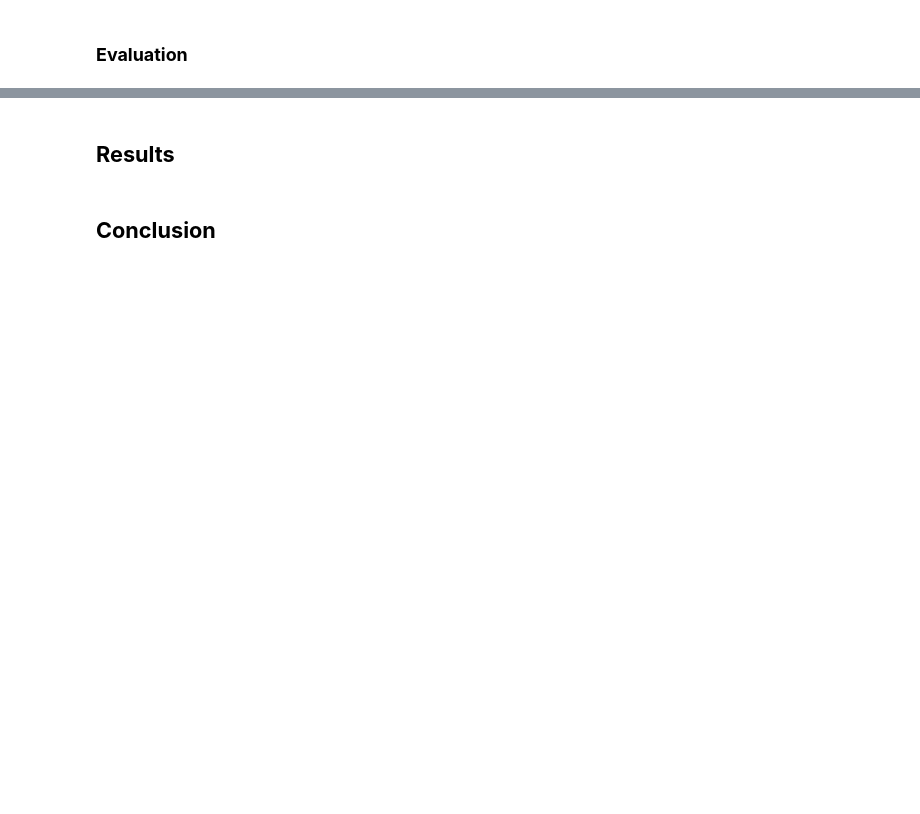
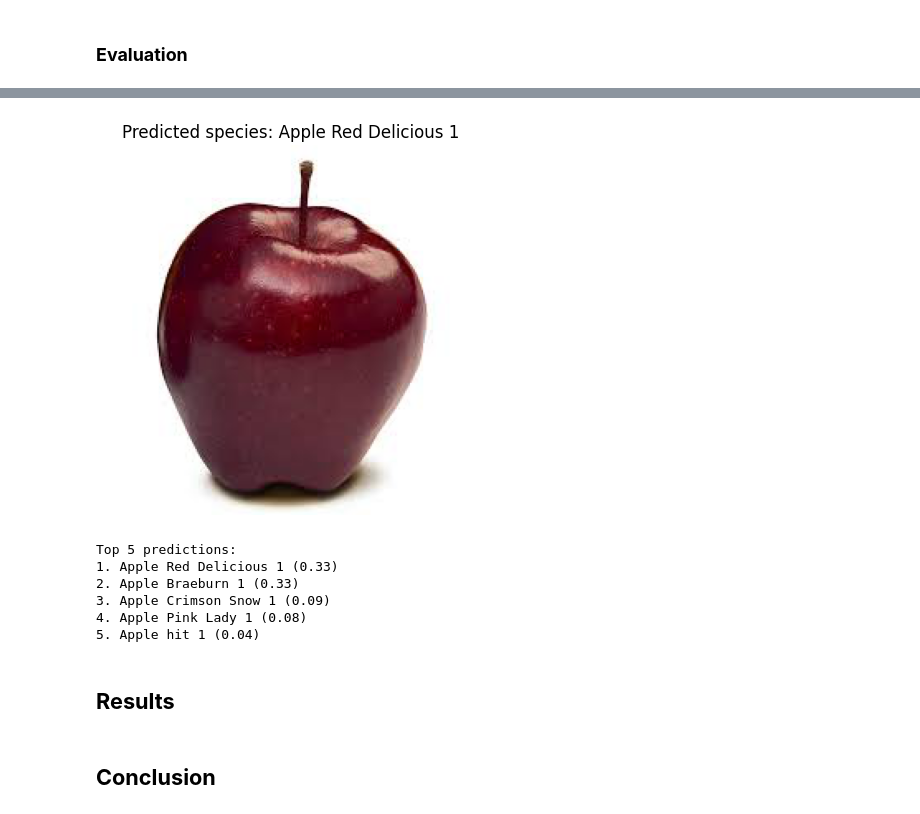
Before and after one commit to robbykap/apple-identifier, a Jupyter notebook: apple-identifier.ipynb, the cells around one changed output, grey strips where cells are left out. Cells and saved outputs as stored; diff of their text form; code cells hidden in the pictures; blank space fills up the shorter version.

```diff
--- a/apple-identifier.ipynb
+++ b/apple-identifier.ipynb
@@ -534,0 +867,41 @@ plot_comparison({
+# %%
+# ------------------------------- APPLE SPECIES ------------------------------ #
+
+species = os.listdir(apple_testing)
+species.sort()
+num_species = len(species)
+
+# --------------------------------- GET IMAGE -------------------------------- #
+
+img_folder = Path('images')
+
+# UPLOAD YOUR IMAGE HERE
+img_path = img_folder / 'rd_1.jpeg'
+
+# ------------------------------- PROCESS IMAGE ------------------------------ #
+
+img = load_img(img_path, target_size=(100, 100))
+img = img_to_array(img)
+img = np.expand_dims(img, axis=0)
+img = img / 255.0  # Normalize the image
+
+# ------------------------------- PREDICT IMAGE ------------------------------ #
+
+predictions = model.predict(img, verbose=1)
+predicted_species = species[np.argmax(predictions[0])]
+
+img = mpimg.imread(img_path)
+plt.imshow(img)
+plt.title(f"Predicted species: {predicted_species}")
+plt.axis('off')
+plt.show()
+
+# ----------------------------- TOP 5 PREDICTIONS ---------------------------- #
+
+top_5_indices = np.argsort(predictions[0])[-5:][::-1]
+top_5_species = [species[i] for i in top_5_indices]
+top_5_probabilities = [predictions[0][i] for i in top_5_indices]
+print("Top 5 predictions:")
+for i, (species, prob) in enumerate(zip(top_5_species, top_5_probabilities)):
+    print(f"{i + 1}. {species} ({prob:.2f})")
+# %% [output]
@@ -535,3 +909,10 @@ plot_comparison({
+[figure, added]
+Top 5 predictions:
+1. Apple Red Delicious 1 (0.33)
+2. Apple Braeburn 1 (0.33)
+3. Apple Crimson Snow 1 (0.09)
+4. Apple Pink Lady 1 (0.08)
+5. Apple hit 1 (0.04)
 # %% [markdown]
 ## **Results**
 # %% [markdown]
```
Also changed, not shown: parts of 25 cells of this notebook, 1 other file.
